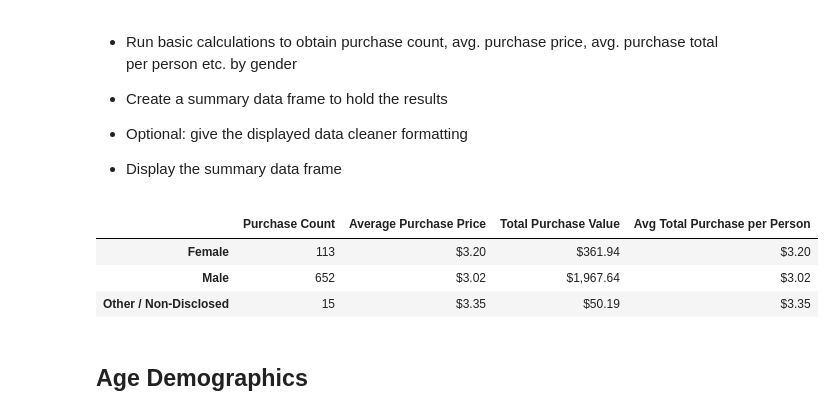
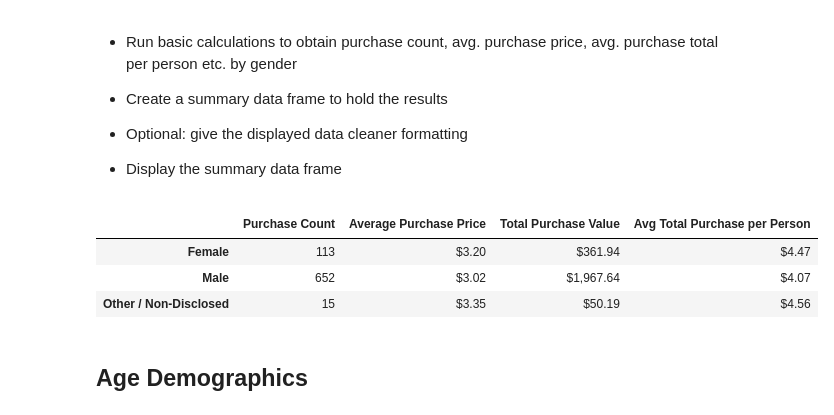
Before and after one commit to granttowers/pandas-challenge, a Jupyter notebook: HeroesOfPymoli/HeroesOfPymoli.ipynb, the cells around one changed output. Cells and saved outputs as stored; diff of their text form; code cells hidden in the pictures.

```diff
--- a/HeroesOfPymoli/HeroesOfPymoli.ipynb
+++ b/HeroesOfPymoli/HeroesOfPymoli.ipynb
@@ -83,7 +75,7 @@ purchase_data_analysis
 gender_demographics_df = purchase_data
 gender_demographics_df = gender_demographics_df.drop_duplicates(subset="SN", keep='first')
 gender_demographics_df = gender_demographics_df['Gender'].value_counts()
-gender_demographics_df
+uniquepersongender = gender_demographics_df
 
 # Calculate the Percentage of players for each gender (total players = unique count of players)
 percentage_df = gender_demographics_df / totalplayercount
@@ -124,42 +116,37 @@ display_df
 # %%
 # Get the data and create calculations
 gender_demographics_df = purchase_data
 gender_demographics_df = gender_demographics_df['Gender'].value_counts()
 
 # Calculate the Count of Sales, Average Price and Total
 sumprice = purchase_data.groupby(["Gender"]).sum()["Price"]
 meanprice = purchase_data.groupby(["Gender"]).mean()["Price"]
 countsale = purchase_data.groupby(["Gender"]).count()["Price"]
-uniqueplayersgender = purchase_data["Purchase ID"].nunique()
-averagesaleperson = sumprice / gender_demographics_df
-
-# 1. Cannot get average total by unqiue person?
-
+countsale = purchase_data.groupby(["Gender"]).nunique()["Price"]
+averagesaleperson = sumprice / uniquepersongender
 
 # Create a new dataframe to display the results
-display_df = pd.DataFrame(
+display_df1 = pd.DataFrame(
     {"Purchase Count": gender_demographics_df,
      "Average Purchase Price": meanprice,
      "Total Purchase Value": sumprice,
      "Avg Total Purchase per Person": averagesaleperson,
     }
 )
 
 # Clean up the formatting
-display_df = display_df.sort_index(axis=0, level=None, ascending=True)
-display_df["Average Purchase Price"] = display_df["Average Purchase Price"].astype(float).map("${:,.2f}".format)
-display_df["Total Purchase Value"] = display_df["Total Purchase Value"].astype(float).map("${:,.2f}".format)
-display_df["Avg Total Purchase per Person"] = display_df["Avg Total Purchase per Person"].astype(float).map("${:,.2f}".format)
+display_df1 = display_df1.sort_index(axis=0, level=None, ascending=True)
+display_df1["Average Purchase Price"] = display_df1["Average Purchase Price"].astype(float).map("${:,.2f}".format)
+display_df1["Total Purchase Value"] = display_df1["Total Purchase Value"].astype(float).map("${:,.2f}".format)
+display_df1["Avg Total Purchase per Person"] = display_df1["Avg Total Purchase per Person"].astype(float).map("${:,.2f}".format)
 
 # Display DF
-display_df
-
-# 1. Cannot get average total purchase per person based on unique players
+display_df1
 # %% [output]
 |  | Purchase Count | Average Purchase Price | Total Purchase Value | Avg Total Purchase per Person |
-| Female | 113 | $3.20 | $361.94 | $3.20 |
-| Male | 652 | $3.02 | $1,967.64 | $3.02 |
-| Other / Non-Disclosed | 15 | $3.35 | $50.19 | $3.35 |
+| Female | 113 | $3.20 | $361.94 | $4.47 |
+| Male | 652 | $3.02 | $1,967.64 | $4.07 |
+| Other / Non-Disclosed | 15 | $3.35 | $50.19 | $4.56 |
 # %% [markdown]
 ## Age Demographics
 # %% [markdown]
```
Also changed, not shown: parts of 7 cells of this notebook.
